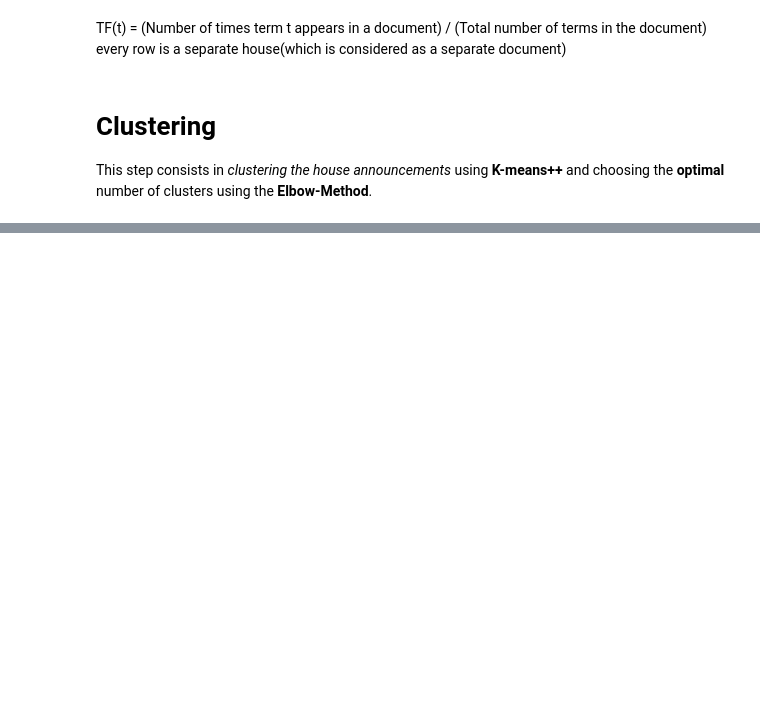
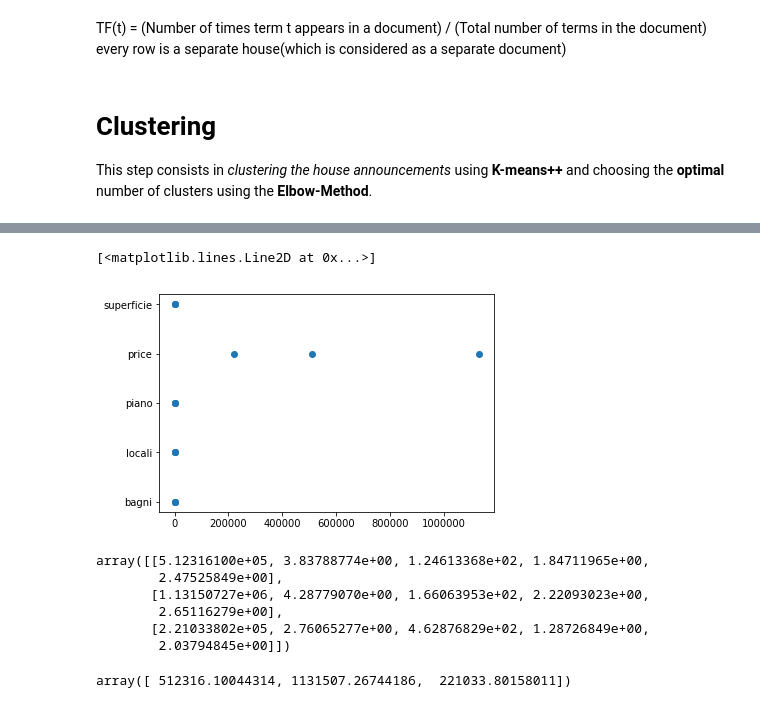
Before and after one commit to dusicastepic/ADMFourthHomework, a Jupyter notebook: Clustering part.ipynb, the cells around one changed output, grey strips where cells are left out. Drawn from its saved outputs; the diff is of its cells as text; code cells hidden in the pictures; blank space fills up the shorter version.

```diff
--- a/Clustering part.ipynb
+++ b/Clustering part.ipynb
@@ -307,0 +331,8 @@ from wordcloud import WordCloud
+# %%
+a=cluster_representatives.melt()
+b=a.value
+b1=a.variable
+plt.plot(b,b1,'o')
+# %% [output]
+[<matplotlib.lines.Line2D at 0x...>]
+[figure, added]
@@ -307,0 +343,14 @@ from wordcloud import WordCloud
+# %%
+centers
+# %% [output]
+array([[5.12316100e+05, 3.83788774e+00, 1.24613368e+02, 1.84711965e+00,
+        2.47525849e+00],
+       [1.13150727e+06, 4.28779070e+00, 1.66063953e+02, 2.22093023e+00,
+        2.65116279e+00],
+       [2.21033802e+05, 2.76065277e+00, 4.62876829e+02, 1.28726849e+00,
+        2.03794845e+00]])
+# %%
+#price centroids
+centers[:,0]
+# %% [output]
+array([ 512316.10044314, 1131507.26744186,  221033.80158011])
```
Also changed, not shown: parts of 54 cells of this notebook.
